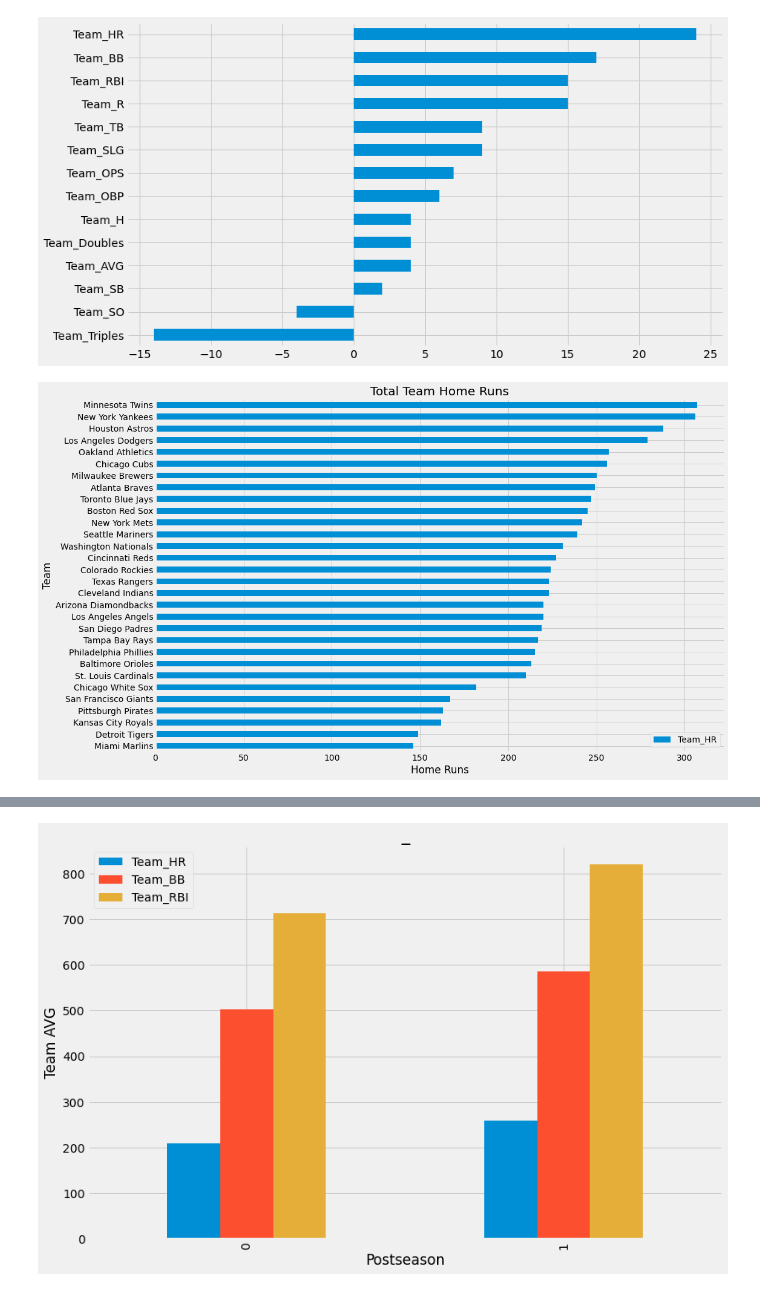
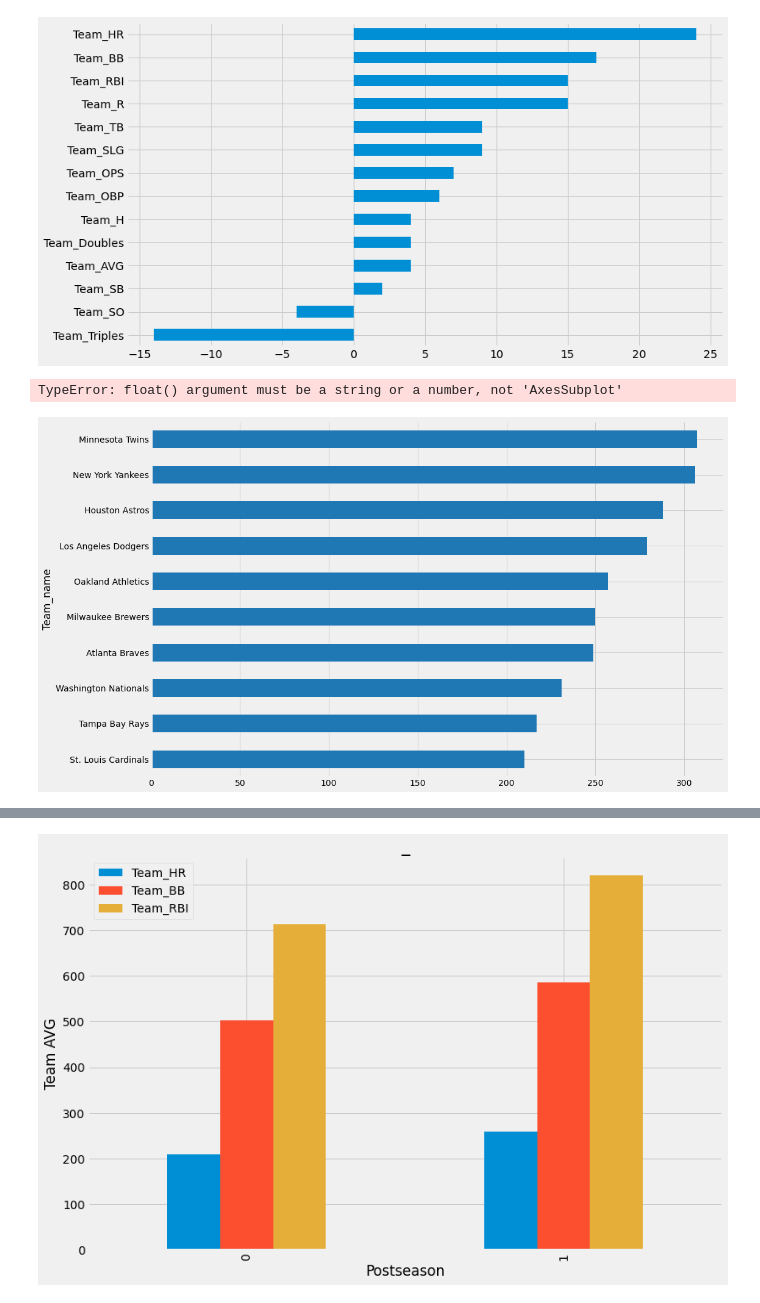
Before and after one commit to jmg0144/mlb-analysis, a Jupyter notebook: MLB-Analysis.ipynb, the cells around one changed output, grey strips where cells are left out. Saved outputs shown, nothing was run; the diff lists cells and outputs as text; code cells hidden in the pictures.

```diff
--- a/MLB-Analysis.ipynb
+++ b/MLB-Analysis.ipynb
@@ -134,6 +130,6 @@ Name: Team_name, dtype: object
 df_2 = df.drop(['Team_url', 'Team_AB'], axis=1)
 df_2['Postseason'] = [1, 1, 0, 1, 0, 1, 0, 0, 1, 1, 0, 1, 0, 0,
                       0, 1, 0, 0, 0, 1, 0, 0, 1, 0, 0, 0, 0, 0, 0, 0]
-#df_2.set_index('Team_name',inplace=True)
+df_2.set_index('Team_name',inplace=True)
 df_2.head()
 # %% [output]
@@ -145,0 +143,3 @@ df_2.head()
+# %%
+postseason_df = df_2[df_2['Postseason'] == 1]
+postseason_df
@@ -145,0 +159,3 @@ df_2.head()
+# %%
+non_postseason_df = df_2[df_2['Postseason'] == 0]
+non_postseason_df
@@ -303,8 +317,11 @@ d.sort_values().plot(kind='barh', figsize=(12,7));
 # %%
-df_2.groupby(['Team_name'])['Team_HR'].sum().sort_values().plot(kind='barh', figsize=(15,10))
+fig, ax = plt.subplots(figsize=(12, 8))
+ax.plot(postseason_df.groupby(['Team_name'])['Team_HR'].sum().sort_values().plot(kind='barh', figsize=(15,10), color='tab:blue', label='label1'))
+ax.plot(non_postseason_df.groupby(['Team_name'])['Team_HR'].sum().sort_values().plot(kind='barh', figsize=(15,10), color='tab:red', label='label2'))
 plt.title('Total Team Home Runs')
-plt.xlabel('Home Runs')
-plt.ylabel('Team')
-plt.legend();
+#plt.xlabel('Home Runs')
+#plt.ylabel('Team')
+ax.legend();
 # %% [output]
+TypeError: float() argument must be a string or a number, not 'AxesSubplot'
-[figure, old version]
+[figure, new version]
```
Also changed, not shown: parts of 19 cells of this notebook.
